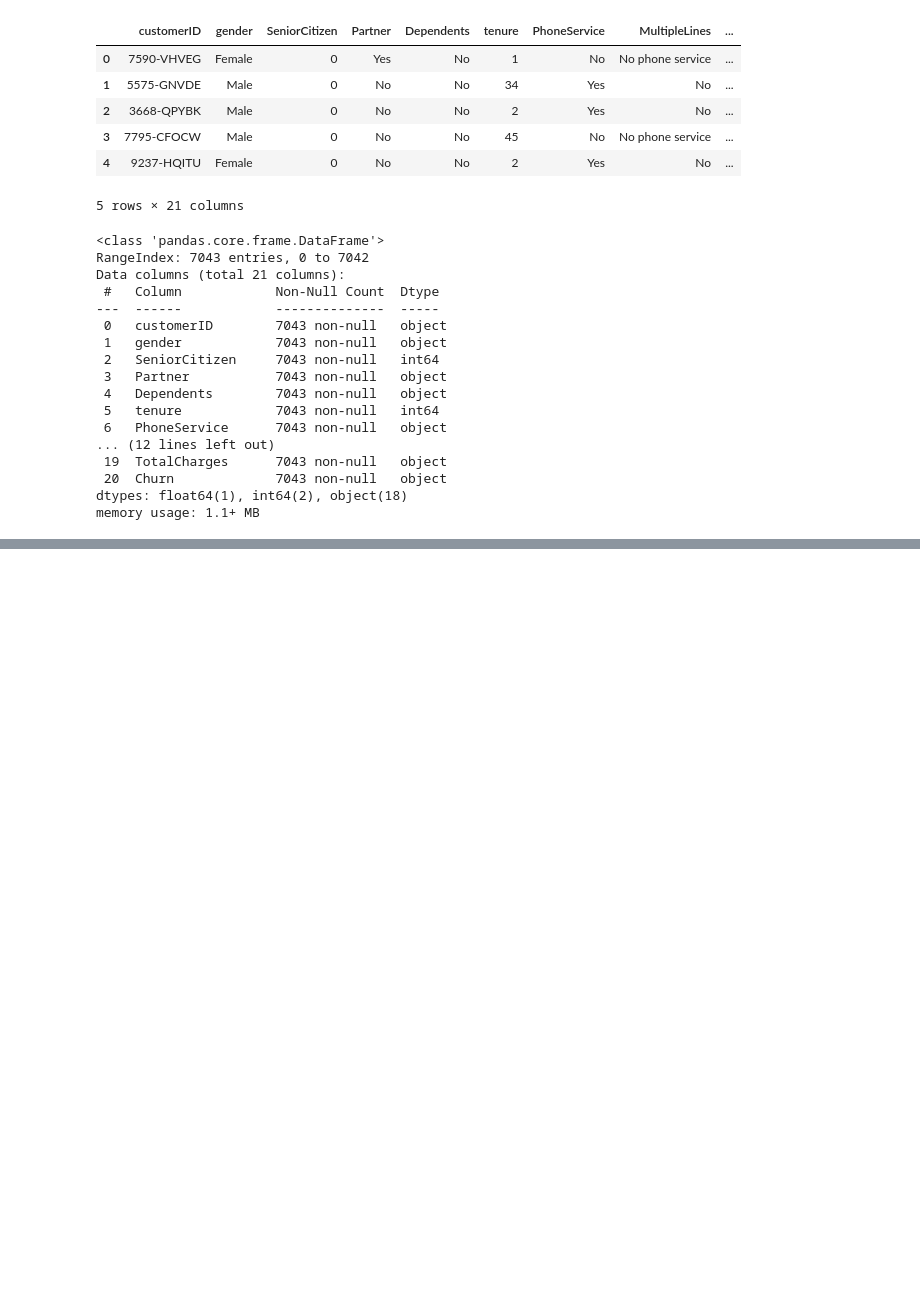
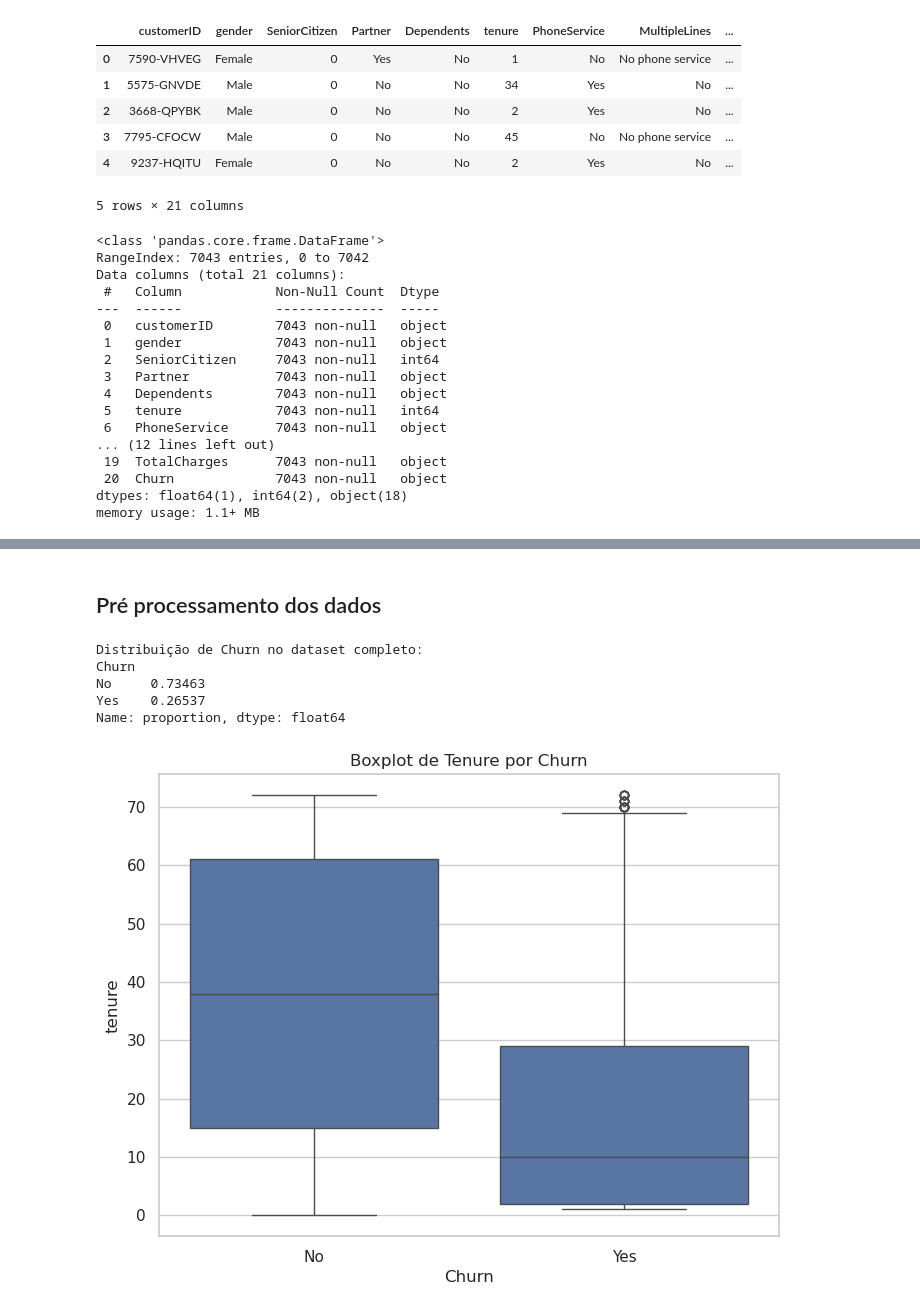
Before and after one commit to rafacandido7/decision-tree-classifier-ml, a Jupyter notebook: churn-analysis.ipynb, the cells around one changed output, grey strips where cells are left out. Cells and saved outputs as stored; diff of their text form; code cells hidden in the pictures; blank space fills up the shorter version.

Commit message:
feat: churn analysis

```diff
--- a/churn-analysis.ipynb
+++ b/churn-analysis.ipynb
@@ -46,0 +43,24 @@ for row in df.columns:
+# %% [markdown]
+## Pré processamento dos dados
+# %%
+df = df.drop('customerID', axis=1)
+
+df['TotalCharges'] = pd.to_numeric(df['TotalCharges'], errors='coerce')
+df['TotalCharges'] = df['TotalCharges'].fillna(df['TotalCharges'].mean())
+# %%
+print("Distribuição de Churn no dataset completo:")
+print(df['Churn'].value_counts(normalize=True))
+# %% [output]
+Distribuição de Churn no dataset completo:
+Churn
+No     0.73463
+Yes    0.26537
+Name: proportion, dtype: float64
+# %%
+plt.figure(figsize=(8, 6))
+sns.boxplot(x='Churn', y='tenure', data=df)
+plt.title('Boxplot de Tenure por Churn')
+plt.show()
+plt.close()
+# %% [output]
+[figure, added]
```
Also changed, not shown: parts of 21 cells of this notebook.
